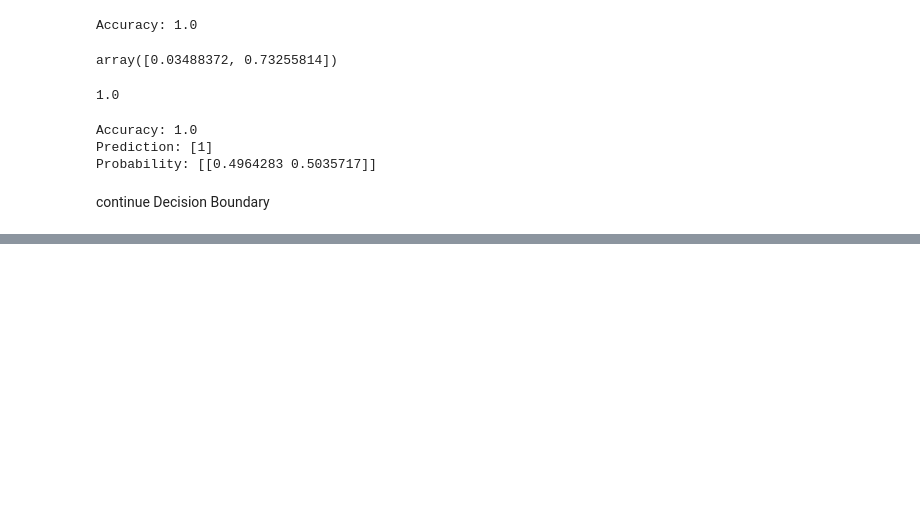
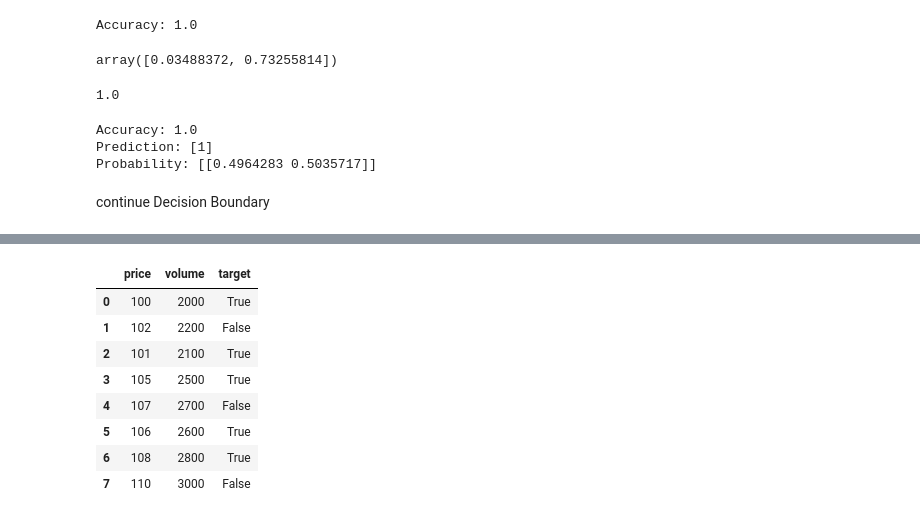
Before and after one commit to hady872/AI_Learning_Journey, a Jupyter notebook: machine_learning/ML_basics.ipynb, the cells around one changed output, grey strips where cells are left out. Drawn from its saved outputs; the diff is of its cells as text; code cells hidden in the pictures; blank space fills up the shorter version.

```diff
--- a/machine_learning/ML_basics.ipynb
+++ b/machine_learning/ML_basics.ipynb
@@ -458,0 +531,13 @@ continue Decision Boundary
+# %%
+df["target"] = (df["price"].shift(-1)) > df["price"].astype(int)
+df
+# %% [output]
+|  | price | volume | target |
+| 0 | 100 | 2000 | True |
+| 1 | 102 | 2200 | False |
+| 2 | 101 | 2100 | True |
+| 3 | 105 | 2500 | True |
+| 4 | 107 | 2700 | False |
+| 5 | 106 | 2600 | True |
+| 6 | 108 | 2800 | True |
+| 7 | 110 | 3000 | False |
```
Also changed, not shown: parts of 20 cells of this notebook.
